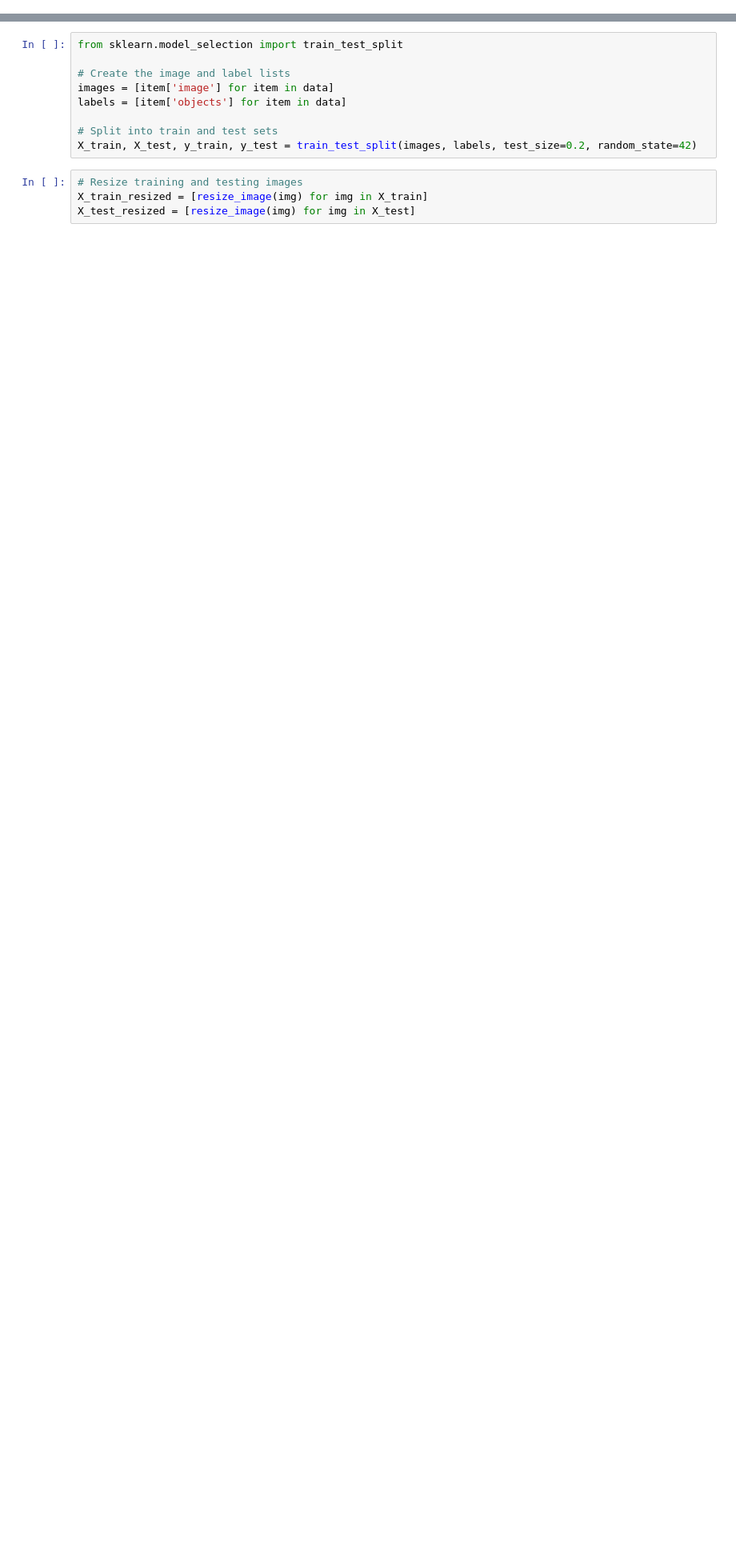
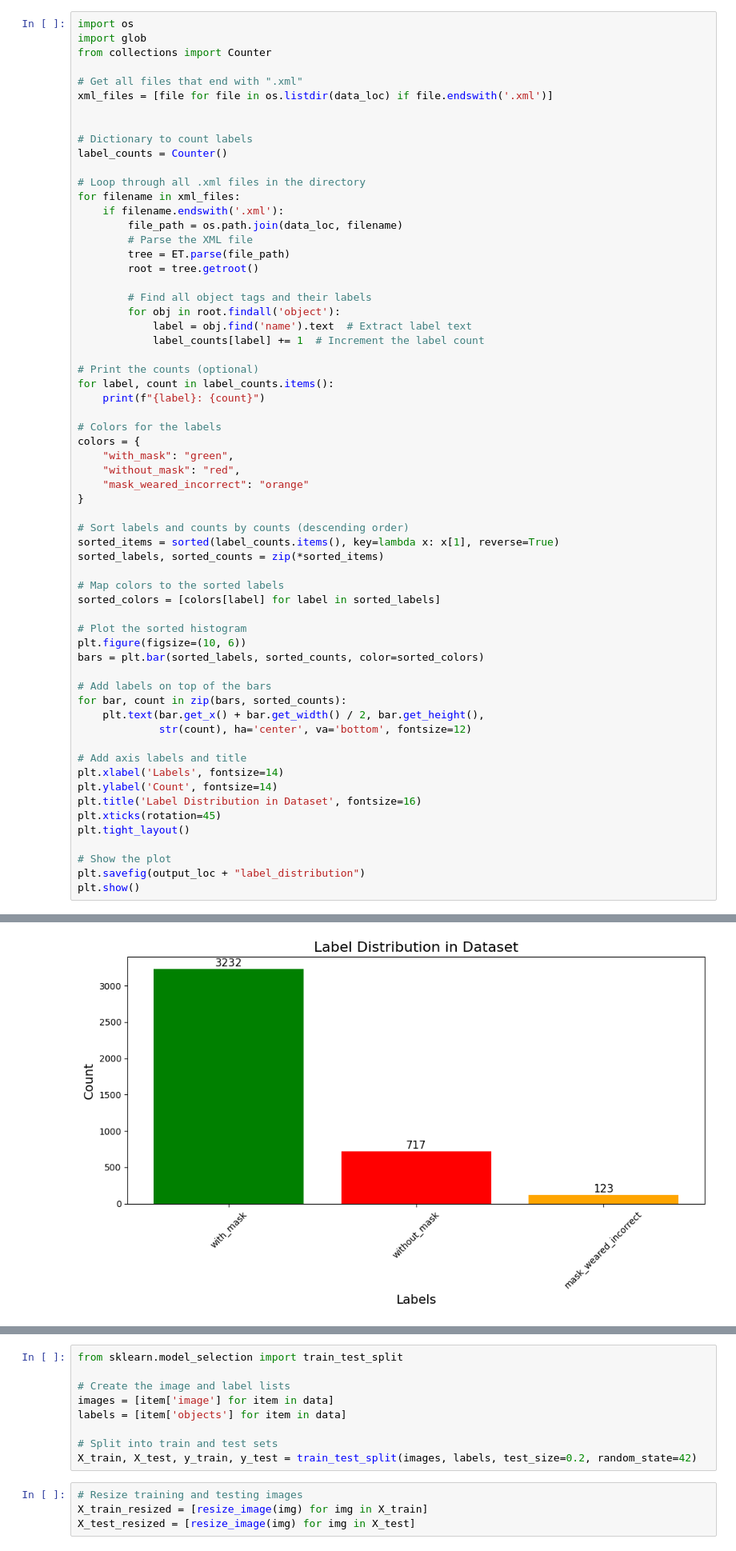
Before and after one commit to gabriel-ferreira-life/Face-Mask-Detection, a Jupyter notebook: model_training/exploration/data_exploration.ipynb, the cells around one changed output, grey strips where cells are left out. Shown at 80% size. Drawn from its saved outputs; the diff is of its cells as text; blank space fills up the shorter version.

```diff
--- a/model_training/exploration/data_exploration.ipynb
+++ b/model_training/exploration/data_exploration.ipynb
@@ -79,0 +103,63 @@ plt.show()
+# %%
+import os
+import glob
+from collections import Counter
+
+# Get all files that end with ".xml"
+xml_files = [file for file in os.listdir(data_loc) if file.endswith('.xml')]
+
+
+# Dictionary to count labels
+label_counts = Counter()
+
+# Loop through all .xml files in the directory
+for filename in xml_files:
+    if filename.endswith('.xml'):
+        file_path = os.path.join(data_loc, filename)
+        # Parse the XML file
+        tree = ET.parse(file_path)
+        root = tree.getroot()
+
+        # Find all object tags and their labels
+        for obj in root.findall('object'):
+            label = obj.find('name').text  # Extract label text
+            label_counts[label] += 1  # Increment the label count
+
+# Print the counts (optional)
+for label, count in label_counts.items():
+    print(f"{label}: {count}")
+
+# Colors for the labels
+colors = {
+    "with_mask": "green",
+    "without_mask": "red",
+    "mask_weared_incorrect": "orange"
+}
+
+# Sort labels and counts by counts (descending order)
+sorted_items = sorted(label_counts.items(), key=lambda x: x[1], reverse=True)
+sorted_labels, sorted_counts = zip(*sorted_items)
+
+# Map colors to the sorted labels
+sorted_colors = [colors[label] for label in sorted_labels]
+
+# Plot the sorted histogram
+plt.figure(figsize=(10, 6))
+bars = plt.bar(sorted_labels, sorted_counts, color=sorted_colors)
+
+# Add labels on top of the bars
+for bar, count in zip(bars, sorted_counts):
+    plt.text(bar.get_x() + bar.get_width() / 2, bar.get_height(),
+             str(count), ha='center', va='bottom', fontsize=12)
+
+# Add axis labels and title
+plt.xlabel('Labels', fontsize=14)
+plt.ylabel('Count', fontsize=14)
+plt.title('Label Distribution in Dataset', fontsize=16)
+plt.xticks(rotation=45)
+plt.tight_layout()
+
+# Show the plot
+plt.savefig(output_loc + "label_distribution")
+plt.show()
+# %% [output]
@@ -80,3 +169,4 @@ plt.show()
+[figure, added]
 # %%
 def parse_annotation(xml_file):
     tree = ET.parse(xml_file)
```
Also changed, not shown: parts of 8 cells of this notebook, 5 other files.
